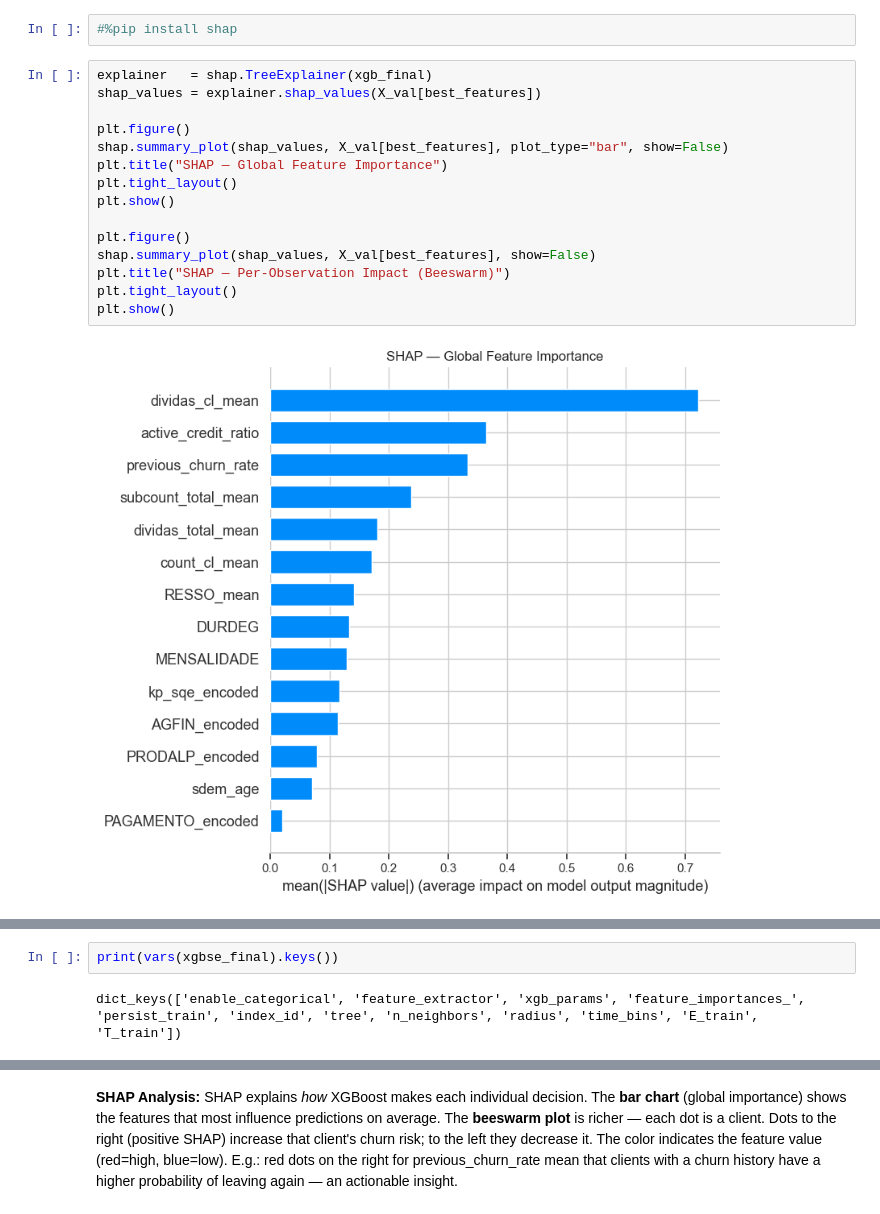
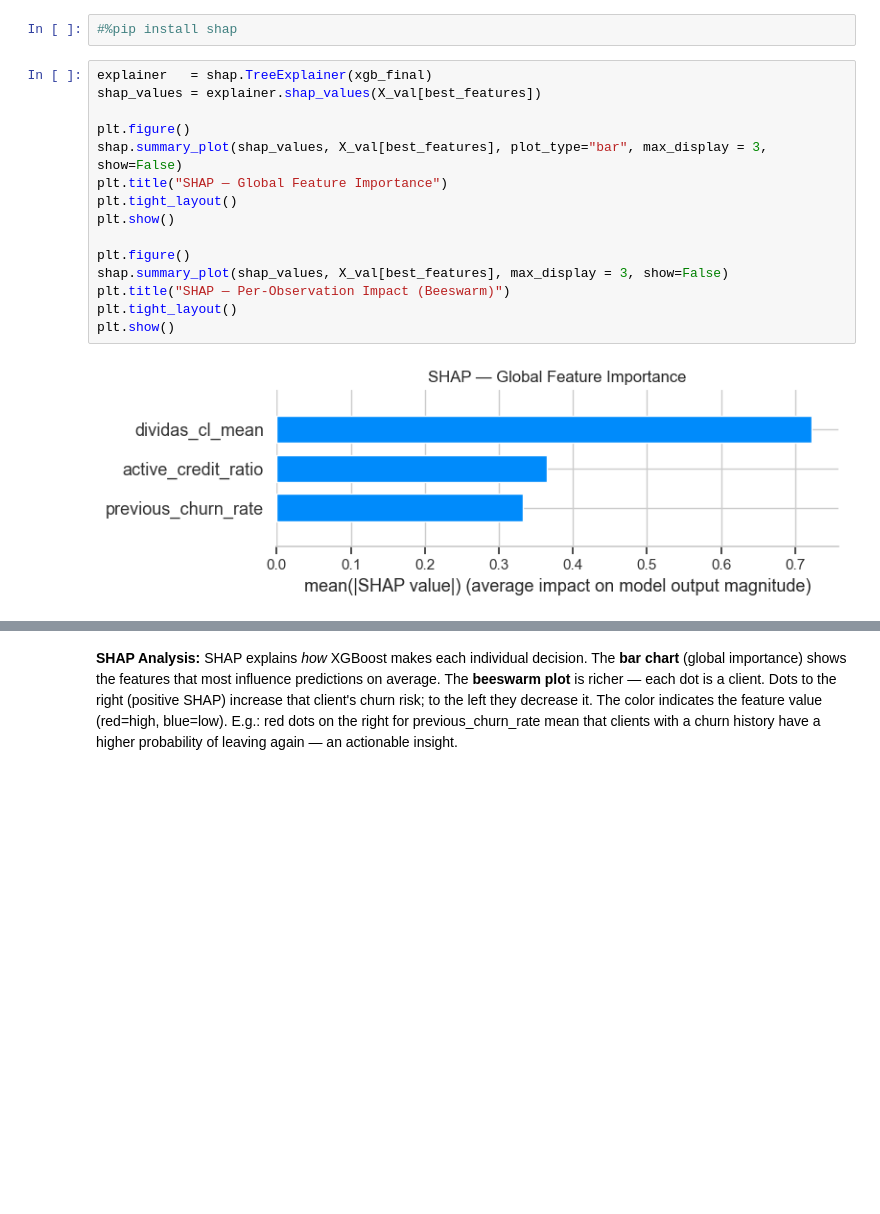
Before and after one commit to Alanog10/BNP-Paribas, a Jupyter notebook: Classification FINAL.ipynb, the cells around one changed output, grey strips where cells are left out. Drawn from its saved outputs; the diff is of its cells as text; blank space fills up the shorter version.

```diff
--- a/Classification FINAL.ipynb
+++ b/Classification FINAL.ipynb
@@ -1081,17 +1057,17 @@ XGBoost Survival C-index  0.721005 0.745788 0.0248
 # %%
 explainer   = shap.TreeExplainer(xgb_final)
 shap_values = explainer.shap_values(X_val[best_features])
 
 plt.figure()
-shap.summary_plot(shap_values, X_val[best_features], plot_type="bar", show=False)
+shap.summary_plot(shap_values, X_val[best_features], plot_type="bar", max_display = 3, show=False)
 plt.title("SHAP — Global Feature Importance")
 plt.tight_layout()
 plt.show()
 
 plt.figure()
-shap.summary_plot(shap_values, X_val[best_features], show=False)
+shap.summary_plot(shap_values, X_val[best_features], max_display = 3, show=False)
 plt.title("SHAP — Per-Observation Impact (Beeswarm)")
 plt.tight_layout()
 plt.show()
 # %% [output]
-[figure, old version]
+[figure, new version]
@@ -1099,7 +1075,3 @@ plt.show()
-# %%
-print(vars(xgbse_final).keys())
-# %% [output]
-dict_keys(['enable_categorical', 'feature_extractor', 'xgb_params', 'feature_importances_', 'persist_train', 'index_id', 'tree', 'n_neighbors', 'radius', 'time_bins', 'E_train', 'T_train'])
 # %%
 explainer_surv   = shap.TreeExplainer(xgbse_final.feature_extractor.bst)
 shap_values_surv = explainer_surv.shap_values(X_val[best_features])
```
Also changed, not shown: parts of 3 cells of this notebook.
